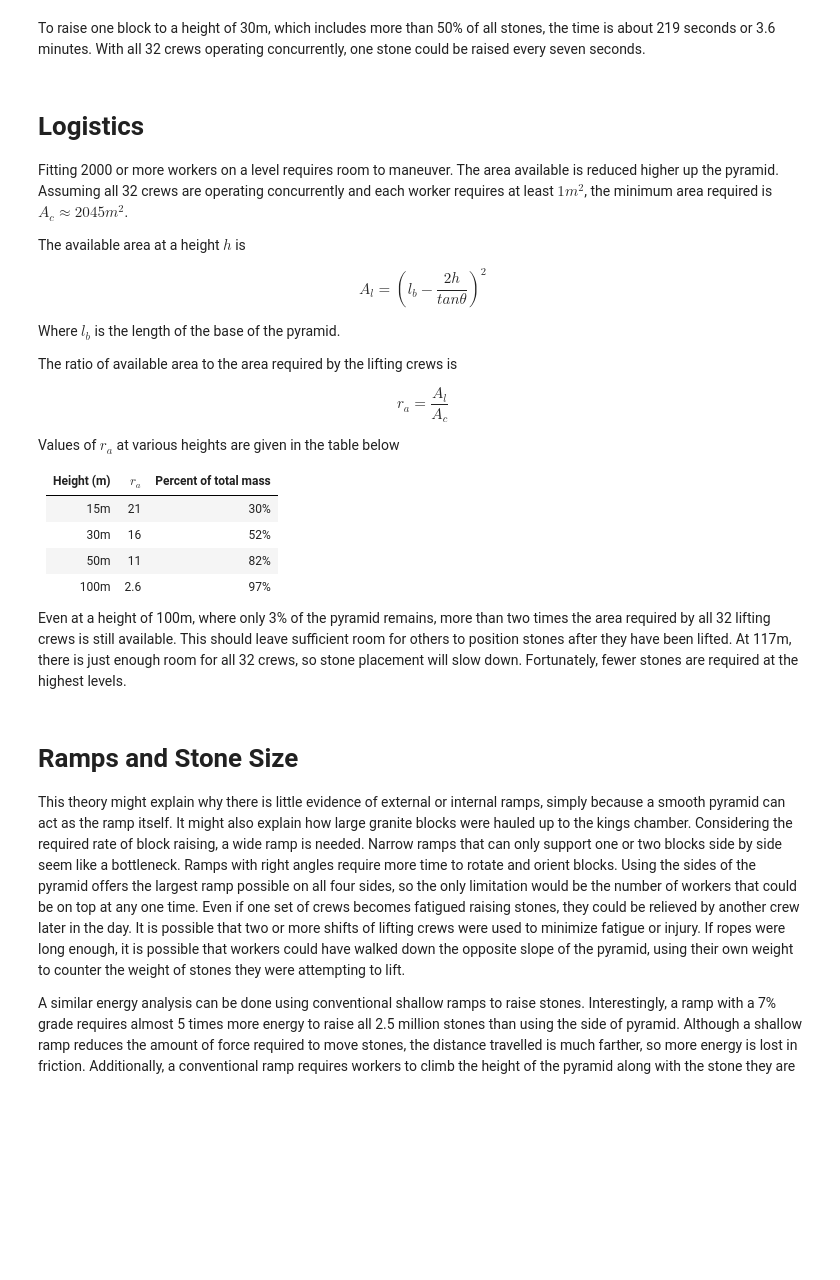
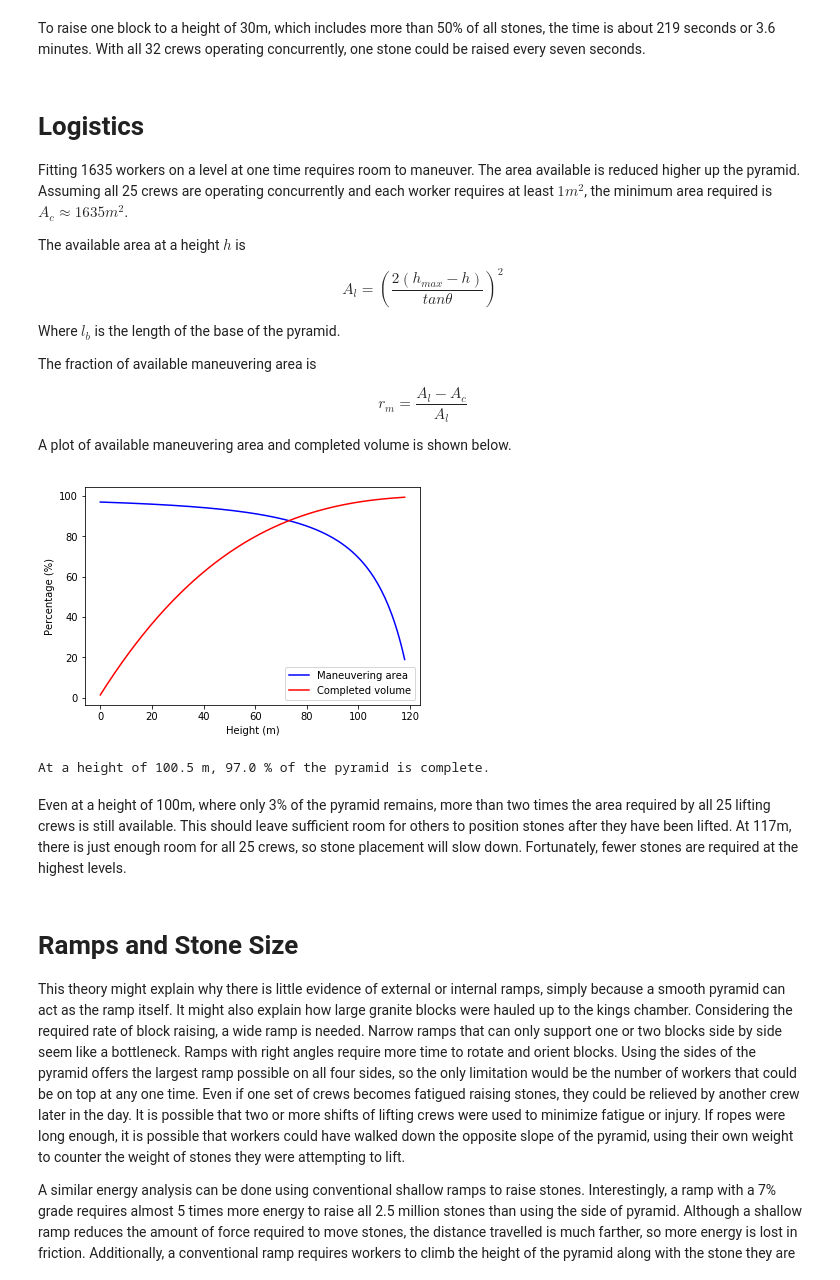
Before and after one commit to msiddalingaiah/MachineLearning, a Jupyter notebook: Notebooks/Great Pyramid.ipynb, the cells around one changed output. Saved outputs shown, nothing was run; the diff lists cells and outputs as text; code cells hidden in the pictures; blank space fills up the shorter version.

Commit message:
More accurate pyramid estimate

```diff
--- a/Notebooks/Great Pyramid.ipynb
+++ b/Notebooks/Great Pyramid.ipynb
@@ -214,28 +290,53 @@ To raise one block to a height of 30m, which includes more than 50% of all stone
 # %% [markdown]
 # Logistics
 
-Fitting 2000 or more workers on a level requires room to maneuver. The area available is reduced higher up the pyramid. Assuming all 32 crews are operating concurrently and each worker requires at least $1 m^2$, the minimum area required is $A_c \approx 2045 m^2$.
+Fitting 1635 workers on a level at one time requires room to maneuver. The area available is reduced higher up the pyramid. Assuming all 25 crews are operating concurrently and each worker requires at least $1 m^2$, the minimum area required is $A_c \approx 1635 m^2$.
 
 The available area at a height $h$ is
 
-$$ A_l = (l_b - \frac{2 h}{tan \theta})^2 $$
+$$ A_l = \left(\frac{2 (h_{max} - h)}{tan \theta}\right)^2 $$
 
 Where $l_b$ is the length of the base of the pyramid.
 
-The ratio of available area to the area required by the lifting crews is
+The fraction of available maneuvering area is
 
-$$ r_a = \frac{A_l}{A_c} $$
+$$ r_m = \frac{A_l-A_c}{A_l} $$
 
-Values of $ r_a $ at various heights are given in the table below
-
-| Height (m) | $ r_a $ | Percent of total mass |
-| ------ |:------:| ------------------:|
-| 15m | 21 | 30% |
-| 30m | 16 | 52% |
-| 50m | 11 | 82% |
-| 100m | 2.6 | 97% |
-
-Even at a height of 100m, where only 3% of the pyramid remains, more than two times the area required by all 32 lifting crews is still available. This should leave sufficient room for others to position stones after they have been lifted. At 117m, there is just enough room for all 32 crews, so stone placement will slow down. Fortunately, fewer stones are required at the highest levels.
+A plot of available maneuvering area and completed volume is shown below.
+# %%
+A_c = N_w
+dh = h_max / N_l
+h = 0
+tan_theta2 = tan(theta)**2
+heights = []
+areas = []
+volumes = []
+volume = 0
+for i in range(N_l):
+    th = (h_max - h)**2
+    A_l = 4 * th / tan_theta2
+    volume += dh * A_l
+    r_a = (A_l-A_c)/A_l
+    heights.append(h)
+    areas.append(100*r_a)
+    volumes.append(100*(volume/total_volume))
+    h += dh
+
+limit = -40
+plt.plot(heights[0:limit], areas[0:limit], label='Maneuvering area', color='blue')
+plt.plot(heights[0:limit], volumes[0:limit], label='Completed volume', color='red')
+plt.ylabel('Percentage (%)')
+plt.xlabel('Height (m)')
+plt.legend(loc='best')
+plt.show()
+
+limit = -66
+print('At a height of %.1f m, %.1f %% of the pyramid is complete.' % (heights[limit], volumes[limit]))
+# %% [output]
+[figure, added]
+At a height of 100.5 m, 97.0 % of the pyramid is complete.
+# %% [markdown]
+Even at a height of 100m, where only 3% of the pyramid remains, more than two times the area required by all 25 lifting crews is still available. This should leave sufficient room for others to position stones after they have been lifted. At 117m, there is just enough room for all 25 crews, so stone placement will slow down. Fortunately, fewer stones are required at the highest levels.
 # %% [markdown]
 # Ramps and Stone Size
 
```
Also changed, not shown: parts of 19 cells of this notebook.
